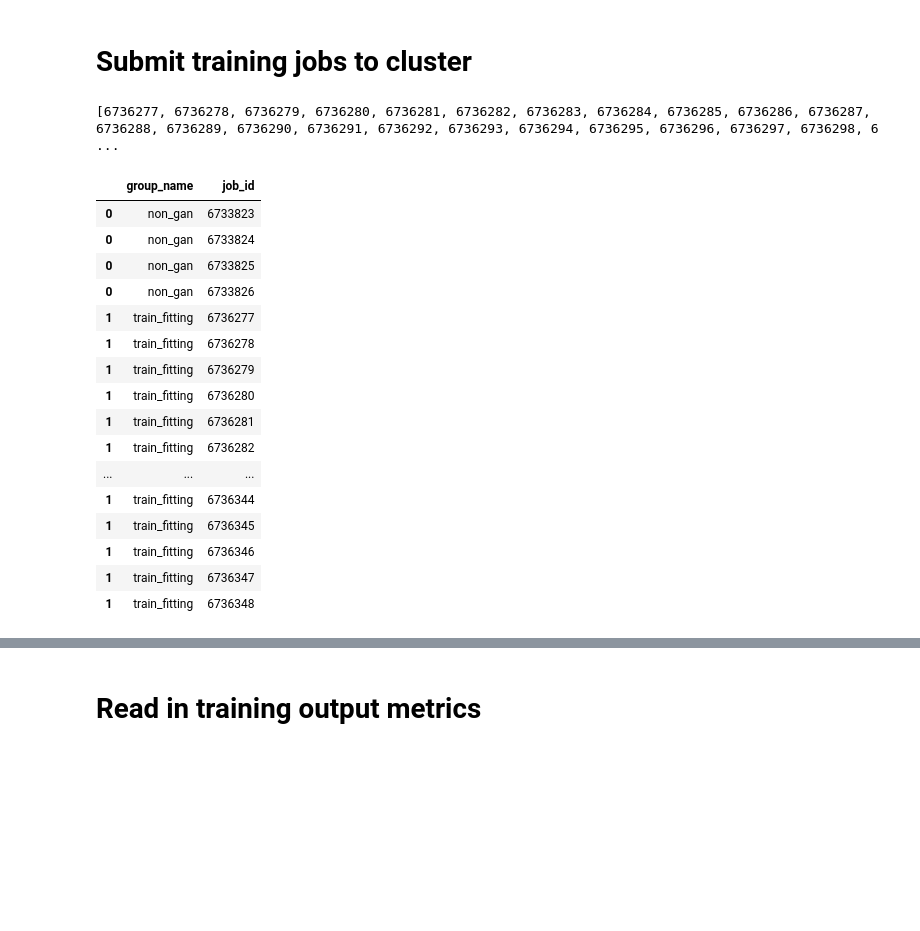
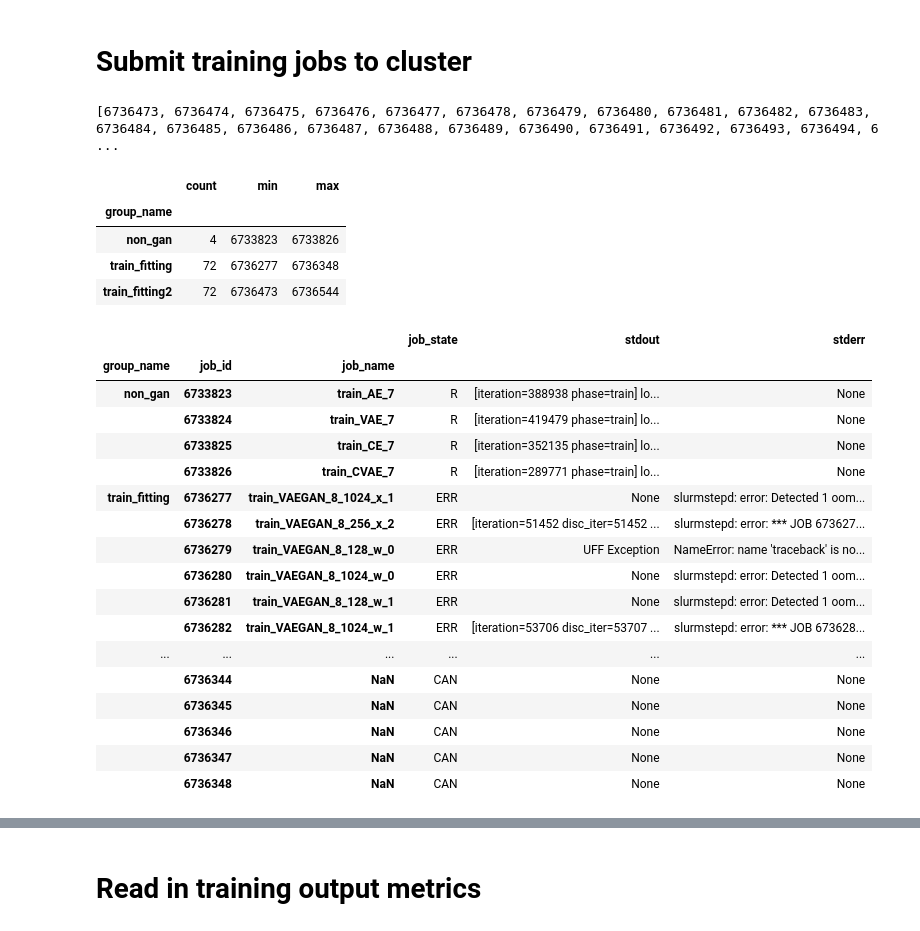
Before and after one commit to mattragoza/ipython-notebooks, a Jupyter notebook: torch_training.ipynb, the cells around one changed output, grey strips where cells are left out. Saved outputs shown, nothing was run; the diff lists cells and outputs as text; code cells hidden in the pictures; blank space fills up the shorter version.

Commit message:
resubmit train_fitting jobs with more mem, gradient clipping, other bug fixes

```diff
--- a/torch_training.ipynb
+++ b/torch_training.ipynb
@@ -234,43 +240,33 @@ len(job_files)
 # %% [markdown]
 # Submit training jobs to cluster
 # %%
-job_ids = param_search.submit(job_files[8])
+job_ids = param_search.submit(job_files)
 print(job_ids)
 # %% [output]
-[6736277, 6736278, 6736279, 6736280, 6736281, 6736282, 6736283, 6736284, 6736285, 6736286, 6736287, 6736288, 6736289, 6736290, 6736291, 6736292, 6736293, 6736294, 6736295, 6736296, 6736297, 6736298, 6 ...
+[6736473, 6736474, 6736475, 6736476, 6736477, 6736478, 6736479, 6736480, 6736481, 6736482, 6736483, 6736484, 6736485, 6736486, 6736487, 6736488, 6736489, 6736490, 6736491, 6736492, 6736493, 6736494, 6 ...
 # %%
 import numpy as np
 import glob
 
 experiment = pd.DataFrame(dict(
     group_name=[
-        'non_gan',
-        'train_fitting',
+        'non_gan', # non-GANs and WGANs, no atom fitting - the WGANs all diverged to nan, non-GAN still going strong
+        'train_fitting', # try 3 random seeds, 3 latent sizes, GANs + WGANs, and atom fitting metrics - VAEGANs oom, GANs nan
+        'train_fitting2', # use gen+disc gradient clipping, 64gb mem, resubmit
     ],
     job_id=[
         [6733823, 6733824, 6733825, 6733826],
         [6736277, 6736278, 6736279, 6736280, 6736281, 6736282, 6736283, 6736284, 6736285, 6736286, 6736287, 6736288, 6736289, 6736290, 6736291, 6736292, 6736293, 6736294, 6736295, 6736296, 6736297, 6736298, 6736299, 6736300, 6736301, 6736302, 6736303, 6736304, 6736305, 6736306, 6736307, 6736308, 6736309, 6736310, 6736311, 6736312, 6736313, 6736314, 6736315, 6736316, 6736317, 6736318, 6736319, 6736320, 6736321, 6736322, 6736323, 6736324, 6736325, 6736326, 6736327, 6736328, 6736329, 6736330, 6736331, 6736332, 6736333, 6736334, 6736335, 6736336, 6736337, 6736338, 6736339, 6736340, 6736341, 6736342, 6736343, 6736344, 6736345, 6736346, 6736347, 6736348],
+        [6736473, 6736474, 6736475, 6736476, 6736477, 6736478, 6736479, 6736480, 6736481, 6736482, 6736483, 6736484, 6736485, 6736486, 6736487, 6736488, 6736489, 6736490, 6736491, 6736492, 6736493, 6736494, 6736495, 6736496, 6736497, 6736498, 6736499, 6736500, 6736501, 6736502, 6736503, 6736504, 6736505, 6736506, 6736507, 6736508, 6736509, 6736510, 6736511, 6736512, 6736513, 6736514, 6736515, 6736516, 6736517, 6736518, 6736519, 6736520, 6736521, 6736522, 6736523, 6736524, 6736525, 6736526, 6736527, 6736528, 6736529, 6736530, 6736531, 6736532, 6736533, 6736534, 6736535, 6736536, 6736537, 6736538, 6736539, 6736540, 6736541, 6736542, 6736543, 6736544],
     ]
 )).explode('job_id')
-experiment
+experiment.groupby('group_name')['job_id'].agg(['count', 'min', 'max'])
 # %% [output]
-|  | group_name | job_id |
-| 0 | non_gan | 6733823 |
-| 0 | non_gan | 6733824 |
-| 0 | non_gan | 6733825 |
-| 0 | non_gan | 6733826 |
-| 1 | train_fitting | 6736277 |
-| 1 | train_fitting | 6736278 |
-| 1 | train_fitting | 6736279 |
-| 1 | train_fitting | 6736280 |
-| 1 | train_fitting | 6736281 |
-| 1 | train_fitting | 6736282 |
-| ... | ... | ... |
-| 1 | train_fitting | 6736344 |
-| 1 | train_fitting | 6736345 |
-| 1 | train_fitting | 6736346 |
-| 1 | train_fitting | 6736347 |
-| 1 | train_fitting | 6736348 |
+|  | count | min | max |
+| group_name |  |  |  |
+| non_gan | 4 | 6733823 | 6733826 |
+| train_fitting | 72 | 6736277 | 6736348 |
+| train_fitting2 | 72 | 6736473 | 6736544 |
 # %%
 import param_search
 
@@ -284,11 +280,16 @@ def find_work_dir(x):
     if not pd.isnull(x['work_dir']):
         return x['work_dir']
     f = glob.glob('*/{}.*'.format(x['job_id']))
-    return os.path.dirname(f[0])
+    if f:
+        return os.path.dirname(f[0])
+    else:
+        return None # cancelled before running
 
 def find_job_state(x):
     if not pd.isnull(x['job_state']):
         return x['job_state']
+    if x['work_dir'] is None:
+        return 'CAN'
     if x['stderr'] is not None:
         return 'ERR'
     return 'OK'
@@ -302,9 +303,29 @@ def catch_exc(func, exc_type=FileNotFoundError, default=None):
     return wrapper
 
 df['work_dir'] = df.apply(find_work_dir, axis=1)
-df['job_name'] = df['work_dir'].map(os.path.basename)
+df['job_name'] = df['work_dir'].map(catch_exc(os.path.basename, TypeError))
 df['stdout_file'] = df.apply(lambda x: '{work_dir}/{job_id}.stdout'.format(**x), axis=1)
 df['stderr_file'] = df.apply(lambda x: '{work_dir}/{job_id}.stderr'.format(**x), axis=1)
 df['stdout'] = df['stdout_file'].map(catch_exc(param_search.job_output.read_stdout_file))
 df['stderr'] = df['stderr_file'].map(catch_exc(param_search.job_output.read_stderr_file))
 df['job_state'] = df.apply(find_job_state, axis=1)
+df.set_index(['group_name', 'job_id', 'job_name'])[['job_state', 'stdout', 'stderr']]
+# %% [output]
+|  |  |  | job_state | stdout | stderr |
+| group_name | job_id | job_name |  |  |  |
+| non_gan | 6733823 | train_AE_7 | R | [iteration=388938 phase=train] lo... | None |
+|  | 6733824 | train_VAE_7 | R | [iteration=419479 phase=train] lo... | None |
+|  | 6733825 | train_CE_7 | R | [iteration=352135 phase=train] lo... | None |
+|  | 6733826 | train_CVAE_7 | R | [iteration=289771 phase=train] lo... | None |
+| train_fitting | 6736277 | train_VAEGAN_8_1024_x_1 | ERR | None | slurmstepd: error: Detected 1 oom... |
+|  | 6736278 | train_VAEGAN_8_256_x_2 | ERR | [iteration=51452 disc_iter=51452 ... | slurmstepd: error: *** JOB 673627... |
+|  | 6736279 | train_VAEGAN_8_128_w_0 | ERR | UFF Exception | NameError: name 'traceback' is no... |
+|  | 6736280 | train_VAEGAN_8_1024_w_0 | ERR | None | slurmstepd: error: Detected 1 oom... |
+|  | 6736281 | train_VAEGAN_8_128_w_1 | ERR | None | slurmstepd: error: Detected 1 oom... |
+|  | 6736282 | train_VAEGAN_8_1024_w_1 | ERR | [iteration=53706 disc_iter=53707 ... | slurmstepd: error: *** JOB 673628... |
+| ... | ... | ... | ... | ... | ... |
+|  | 6736344 | NaN | CAN | None | None |
+|  | 6736345 | NaN | CAN | None | None |
+|  | 6736346 | NaN | CAN | None | None |
+|  | 6736347 | NaN | CAN | None | None |
+|  | 6736348 | NaN | CAN | None | None |
```
Also changed, not shown: parts of 7 cells of this notebook.
